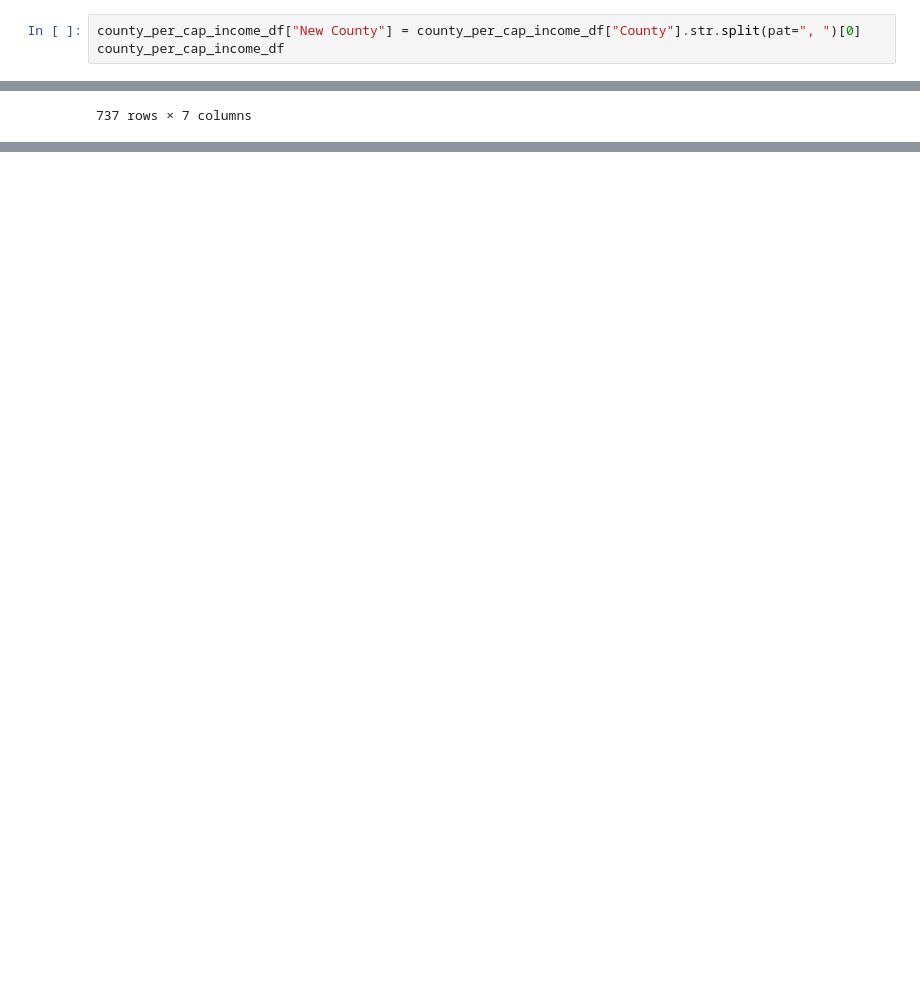
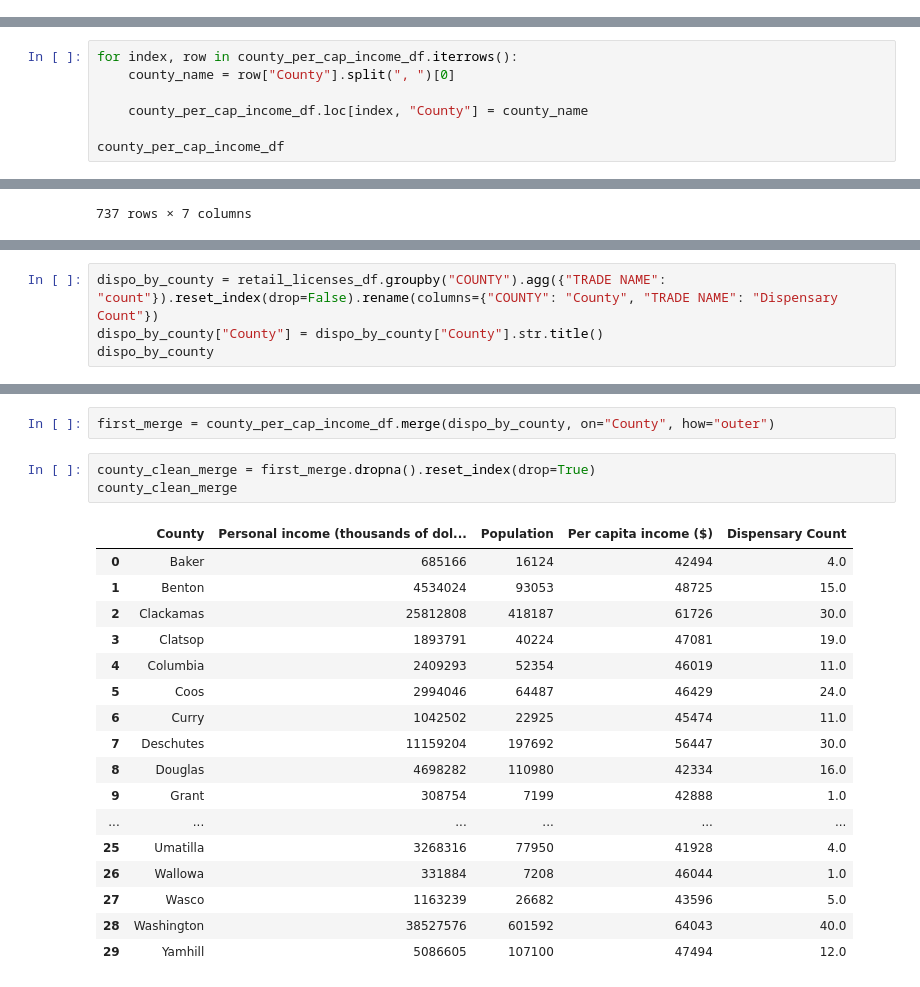
Before and after one commit to theesacker/Cannabis-Opportunity-Analysis, a Jupyter notebook: python/leos_notebook.ipynb, the cells around one changed output, grey strips where cells are left out. Drawn from its saved outputs; the diff is of its cells as text; blank space fills up the shorter version.

```diff
--- a/python/leos_notebook.ipynb
+++ b/python/leos_notebook.ipynb
@@ -61,6 +61,3 @@ oregon_city_pop
 | 238 | Yamhill city, Oregon | 1,024 | 1,169 |
 | 239 | Yoncalla city, Oregon | 1,047 | 1,096 |
 240 rows × 3 columns
-# %%
-county_per_cap_income_df["New County"] = county_per_cap_income_df["County"].str.split(pat=", ")[0]
-county_per_cap_income_df
@@ -68,0 +84,7 @@ ValueError: Length of values does not match length of index
+# %%
+for index, row in county_per_cap_income_df.iterrows():
+    county_name = row["County"].split(", ")[0]
+
+    county_per_cap_income_df.loc[index, "County"] = county_name
+
+county_per_cap_income_df
@@ -86,0 +134,4 @@ census_pop_df
+# %%
+dispo_by_county = retail_licenses_df.groupby("COUNTY").agg({"TRADE NAME": "count"}).reset_index(drop=False).rename(columns={"COUNTY": "County", "TRADE NAME": "Dispensary Count"})
+dispo_by_county["County"] = dispo_by_county["County"].str.title()
+dispo_by_county
@@ -86,0 +156,23 @@ census_pop_df
+# %%
+first_merge = county_per_cap_income_df.merge(dispo_by_county, on="County", how="outer")
+# %%
+county_clean_merge = first_merge.dropna().reset_index(drop=True)
+county_clean_merge
+# %% [output]
+|  | County | Personal income (thousands of dol... | Population | Per capita income ($) | Dispensary Count |
+| 0 | Baker | 685166 | 16124 | 42494 | 4.0 |
+| 1 | Benton | 4534024 | 93053 | 48725 | 15.0 |
+| 2 | Clackamas | 25812808 | 418187 | 61726 | 30.0 |
+| 3 | Clatsop | 1893791 | 40224 | 47081 | 19.0 |
+| 4 | Columbia | 2409293 | 52354 | 46019 | 11.0 |
+| 5 | Coos | 2994046 | 64487 | 46429 | 24.0 |
+| 6 | Curry | 1042502 | 22925 | 45474 | 11.0 |
+| 7 | Deschutes | 11159204 | 197692 | 56447 | 30.0 |
+| 8 | Douglas | 4698282 | 110980 | 42334 | 16.0 |
+| 9 | Grant | 308754 | 7199 | 42888 | 1.0 |
+| ... | ... | ... | ... | ... | ... |
+| 25 | Umatilla | 3268316 | 77950 | 41928 | 4.0 |
+| 26 | Wallowa | 331884 | 7208 | 46044 | 1.0 |
+| 27 | Wasco | 1163239 | 26682 | 43596 | 5.0 |
+| 28 | Washington | 38527576 | 601592 | 64043 | 40.0 |
+| 29 | Yamhill | 5086605 | 107100 | 47494 | 12.0 |
```
Also changed, not shown: parts of 9 cells of this notebook, 1 other file.
